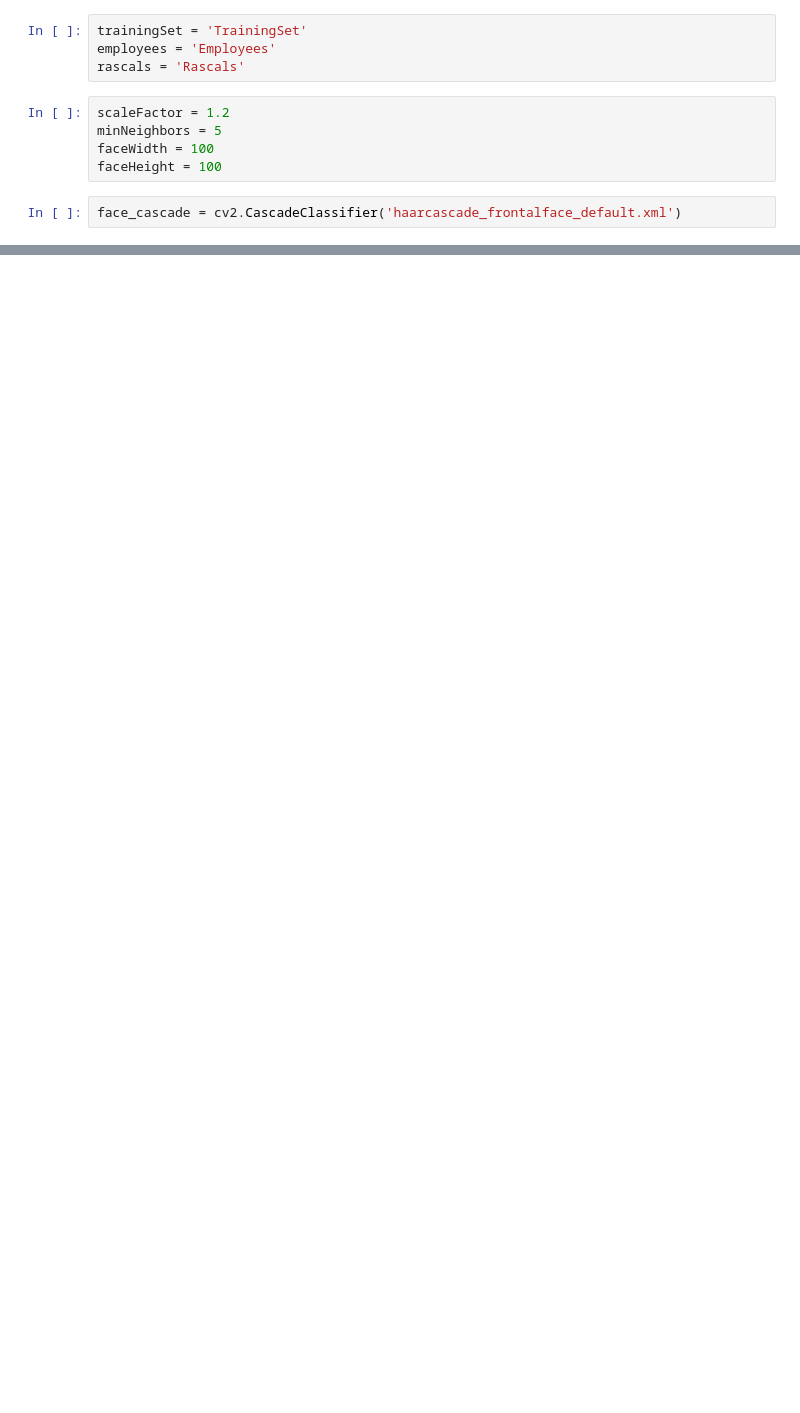
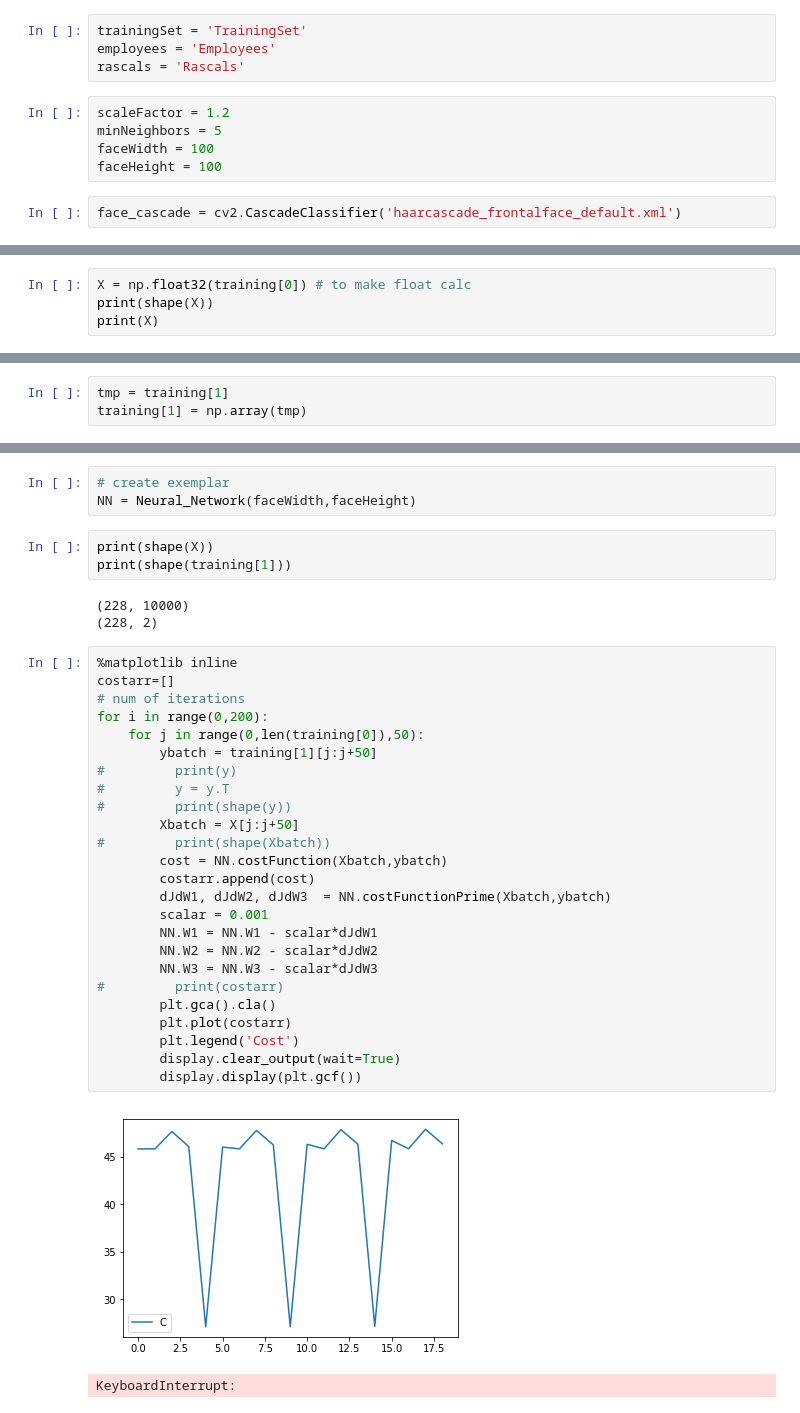
Before and after one commit to jskonst/hakvelon2017, a Jupyter notebook: Reader.ipynb, the cells around one changed output, grey strips where cells are left out. Saved outputs shown, nothing was run; the diff lists cells and outputs as text; blank space fills up the shorter version.

```diff
--- a/Reader.ipynb
+++ b/Reader.ipynb
@@ -130,0 +173,4 @@ KeyboardInterrupt:
+# %%
+X = np.float32(training[0]) # to make float calc
+print(shape(X))
+print(X)
@@ -130,0 +192,3 @@ KeyboardInterrupt:
+# %%
+tmp = training[1]
+training[1] = np.array(tmp)
@@ -130,0 +266,37 @@ KeyboardInterrupt:
+# %%
+# create exemplar
+NN = Neural_Network(faceWidth,faceHeight)
+# %%
+print(shape(X))
+print(shape(training[1]))
+# %% [output]
+(228, 10000)
+(228, 2)
+# %%
+%matplotlib inline
+costarr=[]
+# num of iterations
+for i in range(0,200):
+    for j in range(0,len(training[0]),50):
+        ybatch = training[1][j:j+50]
+#         print(y)
+#         y = y.T
+#         print(shape(y))
+        Xbatch = X[j:j+50]
+#         print(shape(Xbatch))
+        cost = NN.costFunction(Xbatch,ybatch)
+        costarr.append(cost)
+        dJdW1, dJdW2, dJdW3  = NN.costFunctionPrime(Xbatch,ybatch)
+        scalar = 0.001
+        NN.W1 = NN.W1 - scalar*dJdW1
+        NN.W2 = NN.W2 - scalar*dJdW2
+        NN.W3 = NN.W3 - scalar*dJdW3
+#         print(costarr)
+        plt.gca().cla()
+        plt.plot(costarr)
+        plt.legend('Cost')
+        display.clear_output(wait=True)
+        display.display(plt.gcf())
+# %% [output]
+[figure, added]
+KeyboardInterrupt:
```
Also changed, not shown: parts of 16 cells of this notebook.
